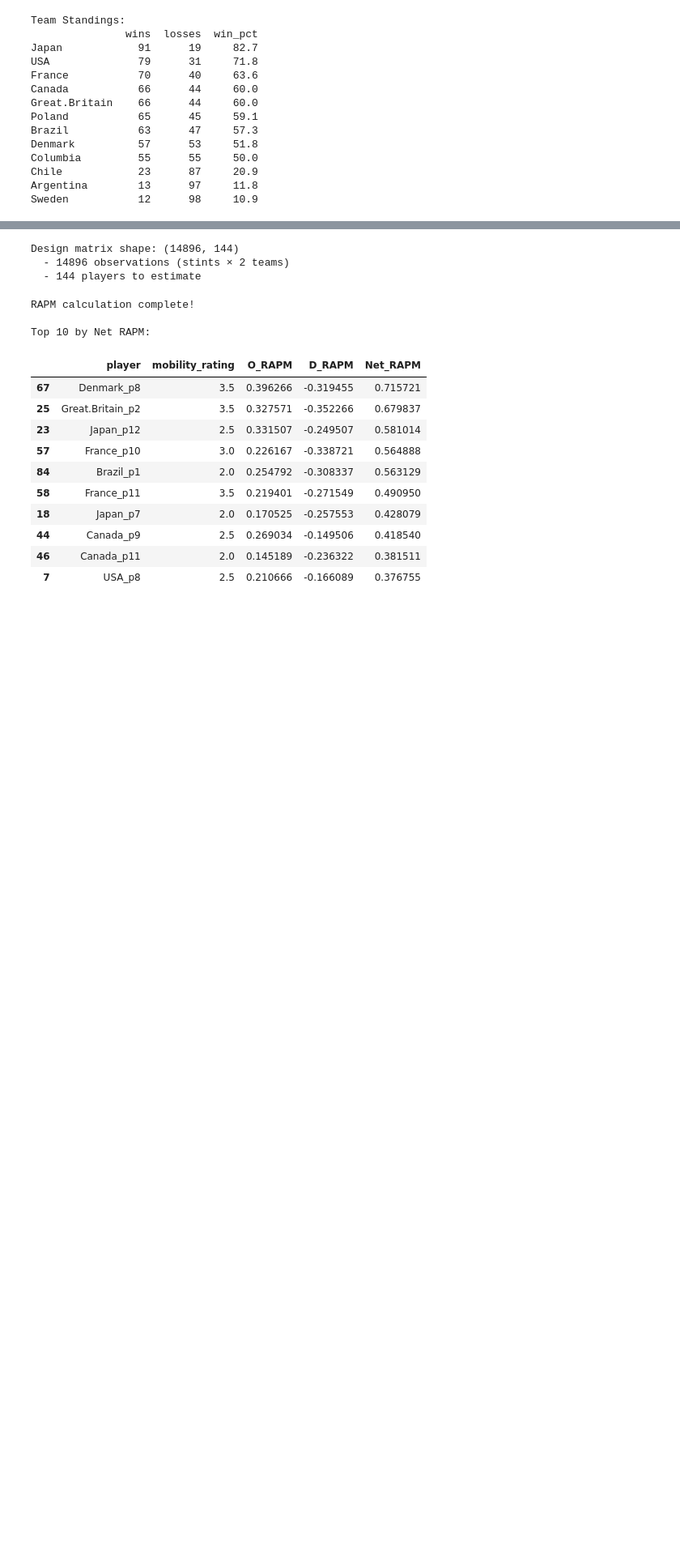
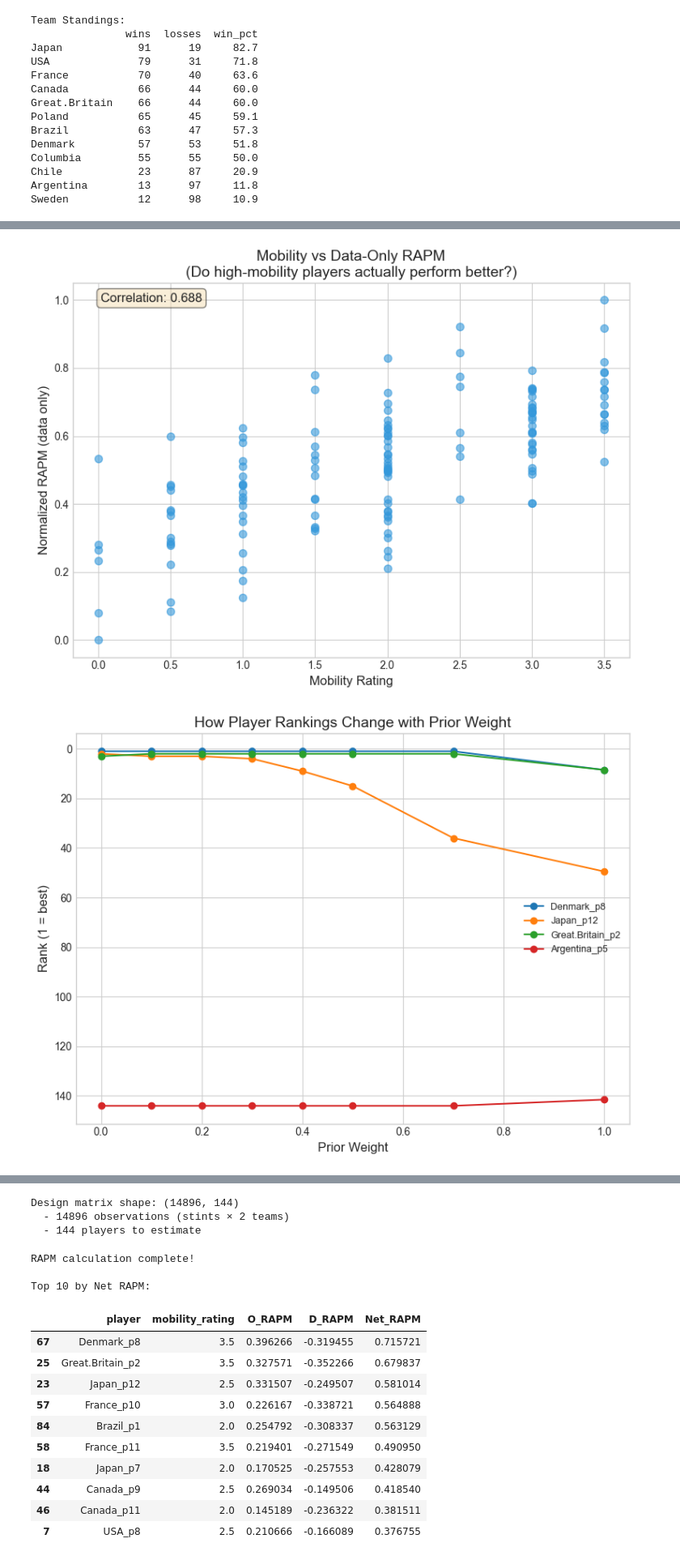
Before and after one commit to dhruvsharma11/MSE-433-module-1, a Jupyter notebook: analysis.ipynb, the cells around one changed output, grey strips where cells are left out. Shown at 81% size. Drawn from its saved outputs; the diff is of its cells as text; code cells hidden in the pictures; blank space fills up the shorter version.

```diff
--- a/analysis.ipynb
+++ b/analysis.ipynb
@@ -362,0 +326,46 @@ The **β coefficients are the individual player values** we solve for using Ridg
+# %%
+# ============================================================
+# FIGURE 1: Mobility vs RAPM Correlation
+# ============================================================
+fig1, ax1 = plt.subplots(figsize=(8, 6))
+
+ax1.scatter(rapm_base['mobility'], rapm_base['RAPM_norm'], alpha=0.6, s=50, c='#3498db')
+ax1.set_xlabel('Mobility Rating', fontsize=12)
+ax1.set_ylabel('Normalized RAPM (data only)', fontsize=12)
+ax1.set_title('Mobility vs Data-Only RAPM\n(Do high-mobility players actually perform better?)', fontsize=14)
+
+# Add correlation
+corr = rapm_base['mobility'].corr(rapm_base['RAPM_norm'])
+ax1.annotate(f'Correlation: {corr:.3f}', xy=(0.05, 0.95), xycoords='axes fraction',
+             fontsize=12, bbox=dict(boxstyle='round', facecolor='wheat', alpha=0.5))
+
+plt.tight_layout()
+plt.show()
+
+# ============================================================
+# FIGURE 2: Prior Weight Sensitivity Analysis
+# ============================================================
+fig2, ax2 = plt.subplots(figsize=(8, 6))
+
+# Track rank of a few specific players
+sample_players = rapm_base.nlargest(3, 'RAPM_norm')['player'].tolist()[:3]
+sample_players += rapm_base.nsmallest(3, 'RAPM_norm')['player'].tolist()[:3]
+
+for player in sample_players[:4]:
+    ranks = []
+    for pw in prior_weights_to_test:
+        rapm_base['temp_rank'] = rapm_base[f'posterior_{pw}'].rank(ascending=False)
+        ranks.append(rapm_base[rapm_base['player'] == player]['temp_rank'].values[0])
+    ax2.plot(prior_weights_to_test, ranks, marker='o', label=player)
+
+ax2.set_xlabel('Prior Weight', fontsize=12)
+ax2.set_ylabel('Rank (1 = best)', fontsize=12)
+ax2.set_title('How Player Rankings Change with Prior Weight', fontsize=14)
+ax2.legend(loc='best', fontsize=9)
+ax2.invert_yaxis()  # Lower rank number = better
+
+plt.tight_layout()
+plt.show()
+# %% [output]
+[figure, added]
+[figure, added]
```
Also changed, not shown: parts of 28 cells of this notebook, 3 other files.
